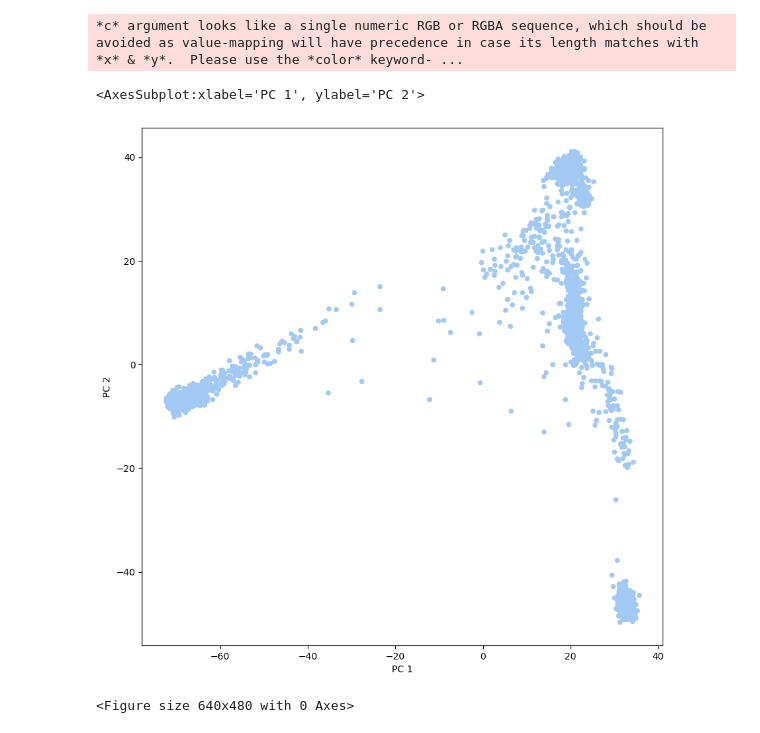
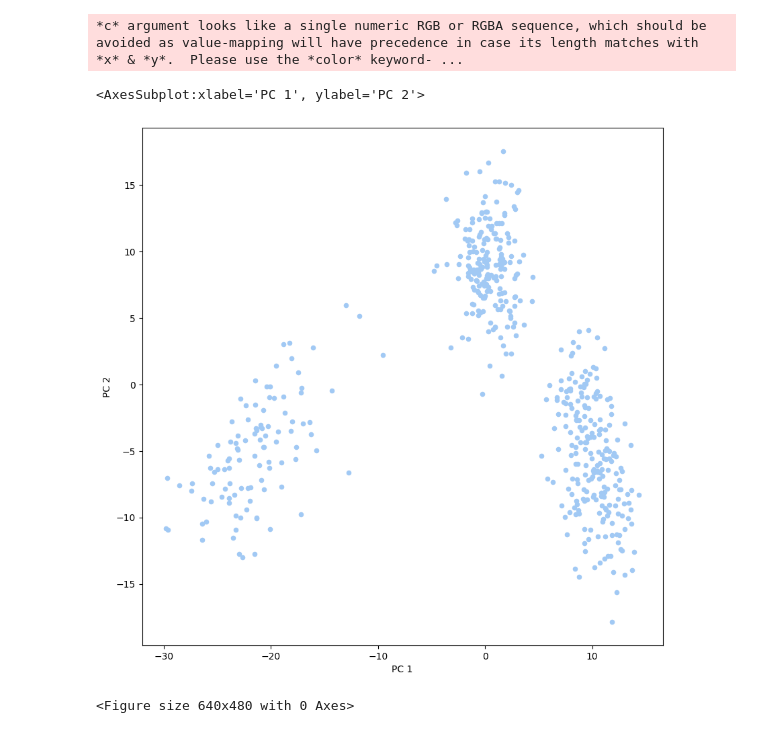
Before and after one commit to matty234/ancestry-analysis, a Jupyter notebook: analysis.ipynb, the cells around one changed output. Saved outputs shown, nothing was run; the diff lists cells and outputs as text; code cells hidden in the pictures.

Commit message:
Add European Analysis

```diff
--- a/analysis.ipynb
+++ b/analysis.ipynb
@@ -3,22 +3,24 @@ import pandas as pd
 import numpy as np
 import matplotlib.pyplot as plt
 import seaborn as sns
+# %%
+pca = "pca.european.tsv" # use pca.tsv for all samples
+igsr_data = "igsr_samples.tsv"
+sample_weights = "GFX0224931.european.weights" # use GFX0224931.weights for projection across all samples
 # %%
-# Read in the data
-
 
 columns = ['Sample']
 
 for i in range(1, 21):
     columns.append('PC {}'.format(i))
 
-df = pd.read_csv('pca.tsv', delim_whitespace=True, header=0, names=columns, index_col=0)
+df = pd.read_csv(pca, delim_whitespace=True, header=0, names=columns, index_col=0)
 
 df[['PC 1', 'PC 2']].plot.scatter(x='PC 1', y='PC 2', figsize=(10, 10))
 # %% [output]
 *c* argument looks like a single numeric RGB or RGBA sequence, which should be avoided as value-mapping will have precedence in case its length matches with *x* & *y*.  Please use the *color* keyword- ...
 <AxesSubplot:xlabel='PC 1', ylabel='PC 2'>
-[figure, old version]
+[figure, new version]
 # %%
 plt.savefig('pca.png')
 # %% [output]
```
Also changed, not shown: parts of 10 cells of this notebook, 6 other files.
